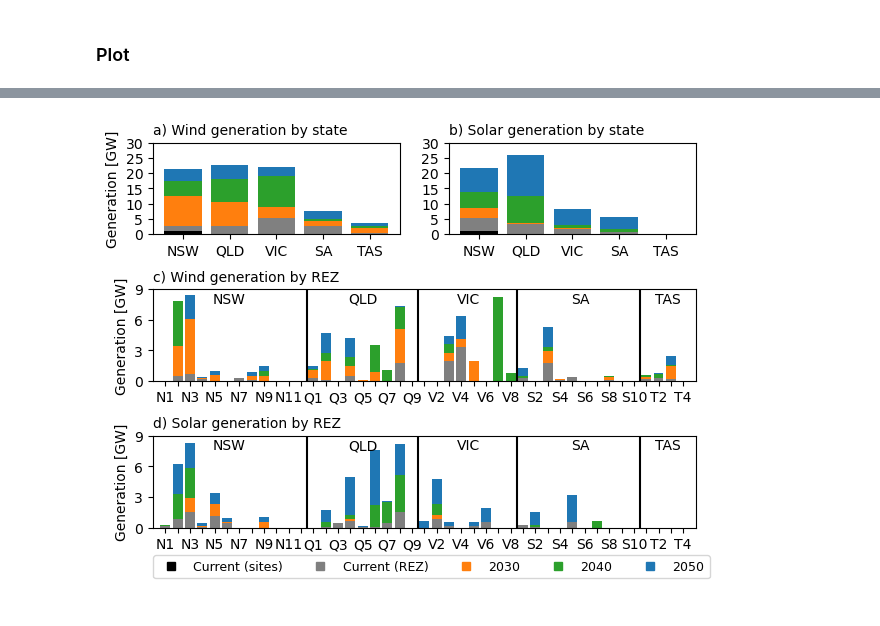
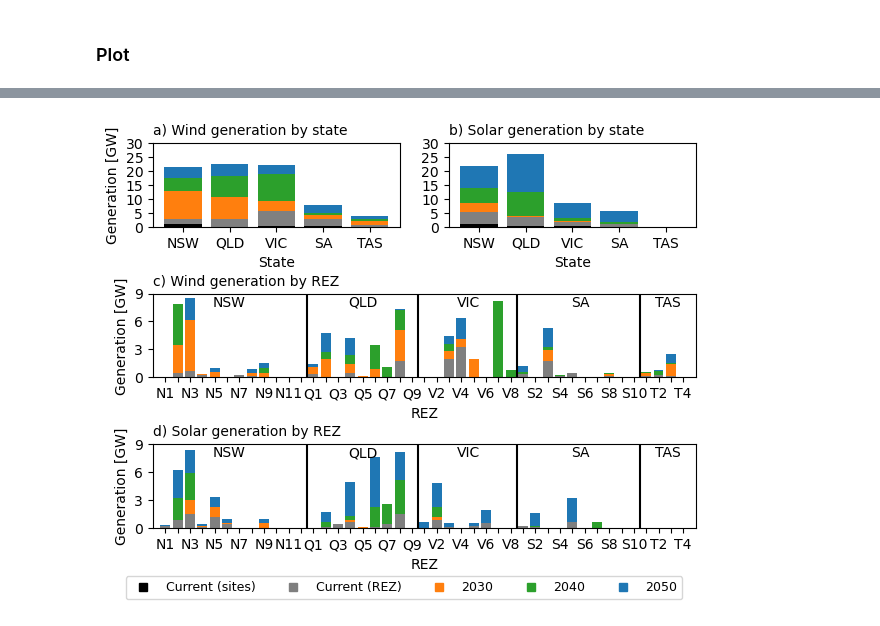
Before and after one commit to dougrichardson/power_models, a Jupyter notebook: 09_scenario_comparison.ipynb, the cells around one changed output, grey strips where cells are left out. Cells and saved outputs as stored; diff of their text form; code cells hidden in the pictures.

Commit message:
Added xlabels

```diff
--- a/09_scenario_comparison.ipynb
+++ b/09_scenario_comparison.ipynb
@@ -198,33 +196,38 @@ barplot_REZ(ax3, "wind")
 barplot_REZ(ax4, "solar")
 
 # Manual legend
 col1 = Line2D([0], [0], marker='s', linestyle="None", color="k")
 col2 = Line2D([0], [0], marker='s', linestyle="None", color="tab:gray")
 col3 = Line2D([0], [0], marker='s', linestyle="None", color="tab:orange")
 col4 = Line2D([0], [0], marker='s', linestyle="None", color="tab:green")
 col5 = Line2D([0], [0], marker='s', linestyle="None", color="tab:blue")
 
 cols = [col1, col2, col3, col4, col5]
 labels = ["Current (sites)", "Current (REZ)", "2030", "2040", "2050"]
 ax4.legend(
     cols,
     labels,
-    loc=(0.0, -0.55),
+    loc=(-0.05, -0.85),
     ncol=5,
     frameon=True,
     fontsize=9
 )
 
 # ax1.set_ylabel("")
 # ax4.set_ylabel("")
 
 ax1.set_title("a) Wind generation by state", loc="left", fontsize=10)
 ax2.set_title("b) Solar generation by state", loc="left", fontsize=10)
 ax3.set_title("c) Wind generation by REZ", loc="left", fontsize=10)
 ax4.set_title("d) Solar generation by REZ", loc="left", fontsize=10)
 
-plt.subplots_adjust(hspace=0.6)
+ax1.set_xlabel("State")
+ax2.set_xlabel("State")
+ax3.set_xlabel("REZ")
+ax4.set_xlabel("REZ")
+
+plt.subplots_adjust(hspace=0.8)
 
 plt.savefig("figures/gen_cap.pdf", format="pdf", bbox_inches="tight")
 # %% [output]
-[figure, old version]
+[figure, new version]
```
Also changed, not shown: parts of 1 cell of this notebook, 1 other file.
